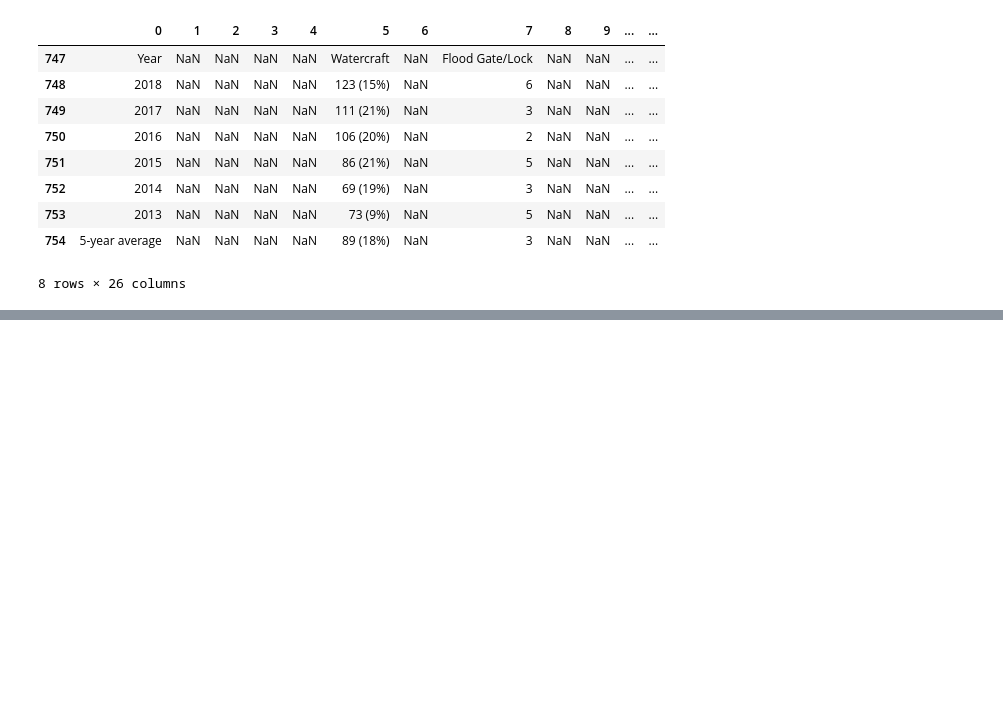
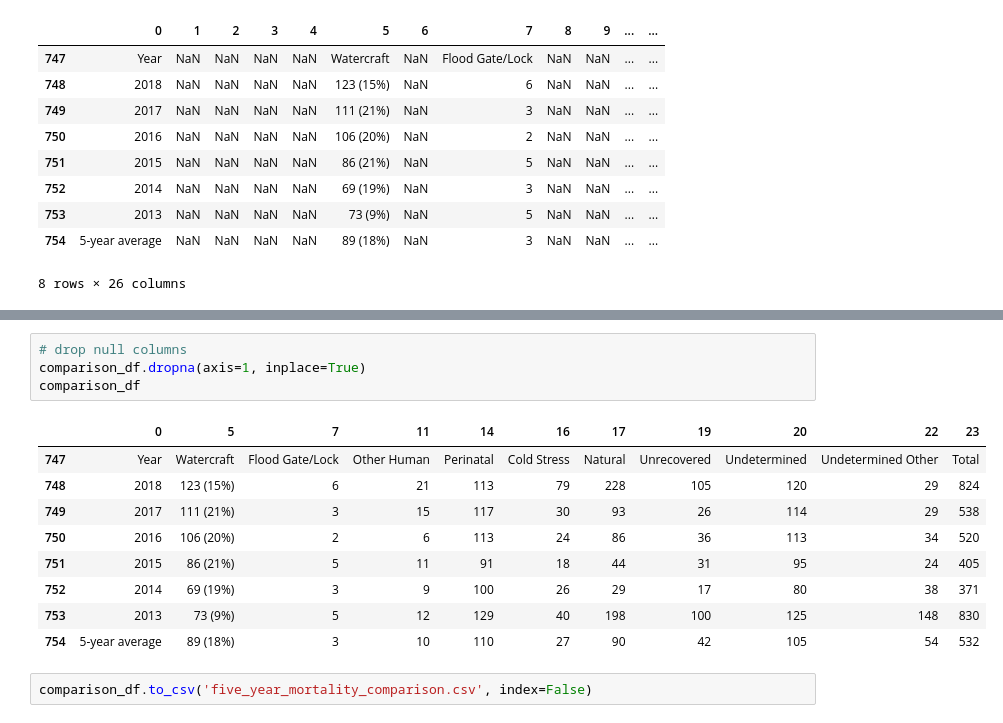
Before and after one commit to MagicMilly/manatee-mortality, a Jupyter notebook: manatees.ipynb, the cells around one changed output, grey strips where cells are left out. Cells and saved outputs as stored; diff of their text form; blank space fills up the shorter version.

```diff
--- a/manatees.ipynb
+++ b/manatees.ipynb
@@ -153,0 +194,16 @@ comparison_df
+# %%
+# drop null columns
+comparison_df.dropna(axis=1, inplace=True)
+comparison_df
+# %% [output]
+|  | 0 | 5 | 7 | 11 | 14 | 16 | 17 | 19 | 20 | 22 | 23 |
+| 747 | Year | Watercraft | Flood Gate/Lock | Other Human | Perinatal | Cold Stress | Natural | Unrecovered | Undetermined | Undetermined Other | Total |
+| 748 | 2018 | 123 (15%) | 6 | 21 | 113 | 79 | 228 | 105 | 120 | 29 | 824 |
+| 749 | 2017 | 111 (21%) | 3 | 15 | 117 | 30 | 93 | 26 | 114 | 29 | 538 |
+| 750 | 2016 | 106 (20%) | 2 | 6 | 113 | 24 | 86 | 36 | 113 | 34 | 520 |
+| 751 | 2015 | 86 (21%) | 5 | 11 | 91 | 18 | 44 | 31 | 95 | 24 | 405 |
+| 752 | 2014 | 69 (19%) | 3 | 9 | 100 | 26 | 29 | 17 | 80 | 38 | 371 |
+| 753 | 2013 | 73 (9%) | 5 | 12 | 129 | 40 | 198 | 100 | 125 | 148 | 830 |
+| 754 | 5-year average | 89 (18%) | 3 | 10 | 110 | 27 | 90 | 42 | 105 | 54 | 532 |
+# %%
+comparison_df.to_csv('five_year_mortality_comparison.csv', index=False)
```
Also changed, not shown: parts of 8 cells of this notebook, 2 other files.
